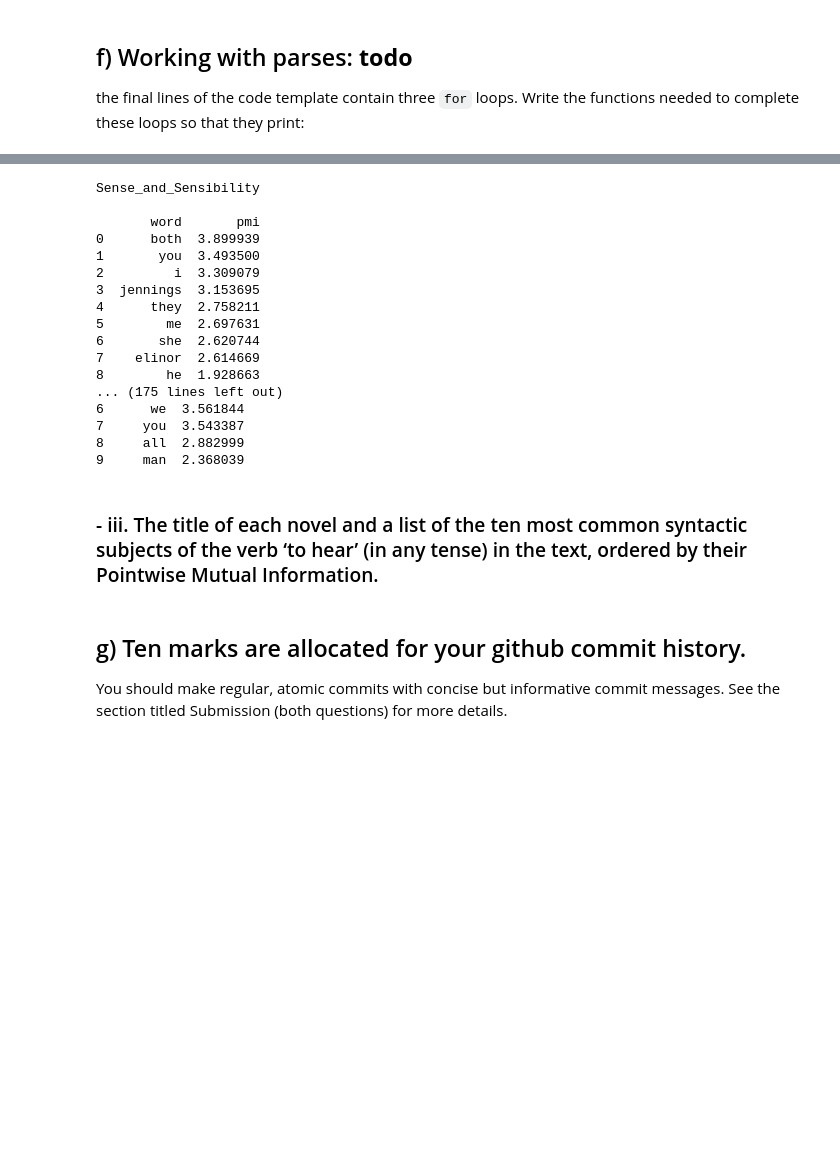
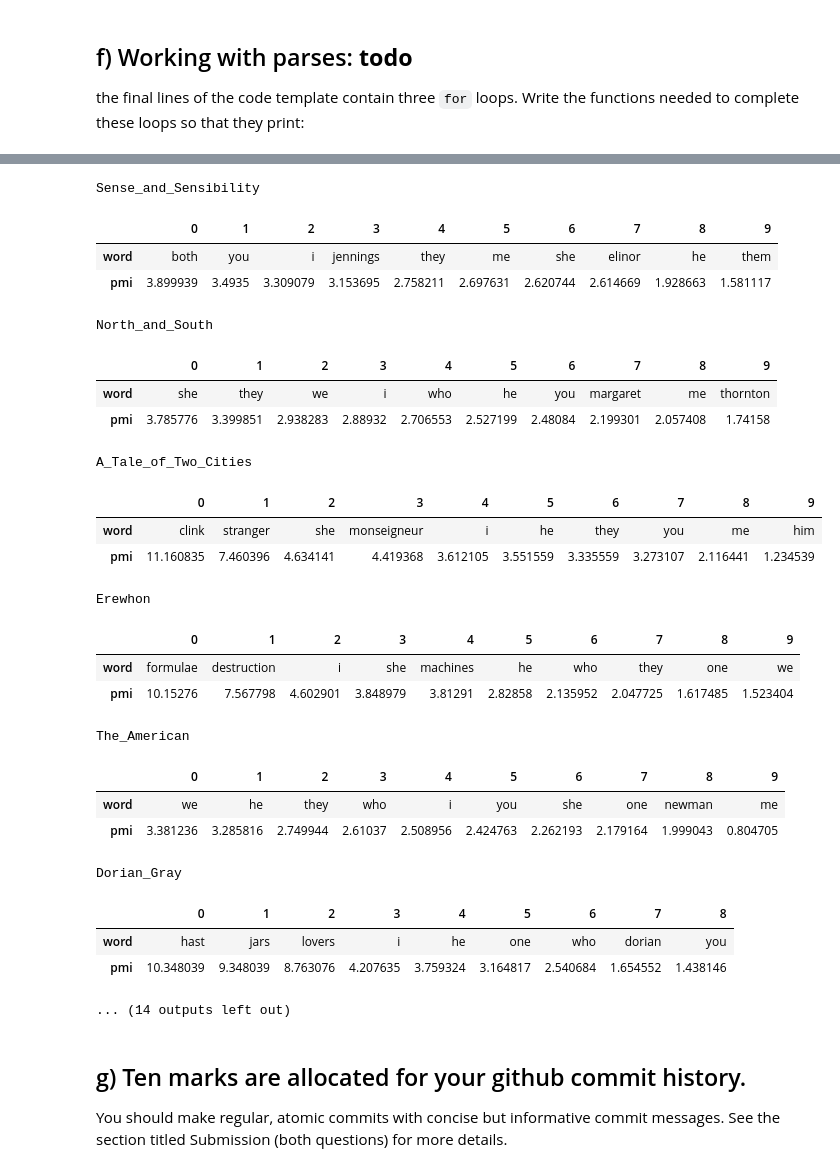
Before and after one commit to Birkbeck/nlp-coursework-2024-25-G-f49uM-1, a Jupyter notebook: Outline.ipynb, the cells around one changed output, grey strips where cells are left out. Cells and saved outputs as stored; diff of their text form; code cells hidden in the pictures; blank space fills up the shorter version.

```diff
--- a/Outline.ipynb
+++ b/Outline.ipynb
@@ -39,7 +41,10 @@ def read_file(filename):
         return f.read()
 
 def remove_chapter_headings(text):
-    pattern = r'(?i)CHAPTER \d+'  #* adding this so that chapter breaks are not counted. could be refined for section breaks etc.
+    #pattern = r'chapter\s*(?:[ivxIIVX]+)'
+    # pattern = r'(?i)CHAPTER \d+'  # adding this so that chapter breaks are not counted. could be refined for section breaks etc.
+    pattern = r'(?i)chapter\s*(?:[ivxIIVX]+|\d+)' #* updating for both digits and roman numerals
+
     return re.sub(pattern, '', text)
 
 
@@ -55,11 +60,15 @@ def read_novels(path=Path.cwd() / "zips" / "p1-texts" / "novels"):
         file_dict['text'] = read_file(os.path.join(path,files[i]))
         title, author, year = files[i].split('-')
         file_dict['title'] = title
+
         file_dict['author'] = author
         file_dict['year'] = year[:-4]
         df_data.append(file_dict)
     df = pd.DataFrame(df_data)
     df['text_c'] = df['text'].copy() # retain original copy
+    mask = df['title'] == 'The_Black_Moth'
+    ind = df[mask].index[0]
+    df.loc[ind, 'text'] = df.loc[ind, 'text'][585:].strip()
     df['text'] = df['text'].apply(lambda x: remove_chapter_headings(x).strip()) # apply function to all items in text column
     df = df[['text_c','text', 'title', 'author', 'year']] # reorder columns
     df = df.sort_values('year') # return sorted by year (assumed default ascending)
@@ -67,3 +76,4 @@ def read_novels(path=Path.cwd() / "zips" / "p1-texts" / "novels"):
     return df
 
 df = read_novels()
+# df[0:1]['text'].values
@@ -262,9 +248,7 @@ def load_from_pickle(store_path=Path.cwd() / "pickles", out_name="parsed.pickle"
 
 ''' Load from pickle '''
 df = load_from_pickle()
-#! IF TIME, move to regex
-df['text'][10] = df['text'][10][585:]
-df['text'][10] = nlp(df['text'][10].replace('CHAPTER ', ''))
+df[0:2]
 #? To check the returned type
 # type(df['docs'][0]) # ~spacy.tokens.doc.Doc
 # %% [markdown]
@@ -442,30 +478,0 @@ def select_sort_df(df):
-# %%
-for i, row in df.iterrows():
-    print(row["title"])
-    doc = row['docs']
-    df_pmi = make_freq_p_df(doc)
-    df_pmi = calculate_pmi(df_pmi)
-    print()
-    print(select_sort_df(df_pmi))
-    # print(calculate(row["parsed"], "hear"))
-    print("\n")
-# %% [output]
-Sense_and_Sensibility
-
-       word       pmi
-0      both  3.899939
-1       you  3.493500
-2         i  3.309079
-3  jennings  3.153695
-4      they  2.758211
-5        me  2.697631
-6       she  2.620744
-7    elinor  2.614669
-8        he  1.928663
-... (175 lines left out)
-6      we  3.561844
-7     you  3.543387
-8     all  2.882999
-9     man  2.368039
-# %% [markdown]
-### - iii. The title of each novel and a list of the ten most common syntactic subjects of the verb ‘to hear’ (in any tense) in the text, ordered by their Pointwise Mutual Information.
@@ -484,3 +479,38 @@ def subjects_by_verb_pmi(doc, target_verb):
+# %%
+
+# *iii. The title of each novel and a list of the ten most common syntactic subjects of the verb ‘to hear’ (in any tense) in the text, ordered by their Pointwise Mutual Information.'''
+for i, row in df.iterrows():
+    # Note: Dorian_Gray has 9 verb-word pairs where word is subject '''
+    title = row['title']
+    print(title)
+    # print(subjects_by_verb_pmi(row["docs"], "hear"))
+    display(HTML(subjects_by_verb_pmi(row['docs'], 'hear')[0].T.to_html()))
+# %% [output]
+Sense_and_Sensibility
+|  | 0 | 1 | 2 | 3 | 4 | 5 | 6 | 7 | 8 | 9 |
+| word | both | you | i | jennings | they | me | she | elinor | he | them |
+| pmi | 3.899939 | 3.4935 | 3.309079 | 3.153695 | 2.758211 | 2.697631 | 2.620744 | 2.614669 | 1.928663 | 1.581117 |
+North_and_South
+|  | 0 | 1 | 2 | 3 | 4 | 5 | 6 | 7 | 8 | 9 |
+| word | she | they | we | i | who | he | you | margaret | me | thornton |
+| pmi | 3.785776 | 3.399851 | 2.938283 | 2.88932 | 2.706553 | 2.527199 | 2.48084 | 2.199301 | 2.057408 | 1.74158 |
+A_Tale_of_Two_Cities
+|  | 0 | 1 | 2 | 3 | 4 | 5 | 6 | 7 | 8 | 9 |
+| word | clink | stranger | she | monseigneur | i | he | they | you | me | him |
+| pmi | 11.160835 | 7.460396 | 4.634141 | 4.419368 | 3.612105 | 3.551559 | 3.335559 | 3.273107 | 2.116441 | 1.234539 |
+Erewhon
+|  | 0 | 1 | 2 | 3 | 4 | 5 | 6 | 7 | 8 | 9 |
+| word | formulae | destruction | i | she | machines | he | who | they | one | we |
+| pmi | 10.15276 | 7.567798 | 4.602901 | 3.848979 | 3.81291 | 2.82858 | 2.135952 | 2.047725 | 1.617485 | 1.523404 |
+The_American
+|  | 0 | 1 | 2 | 3 | 4 | 5 | 6 | 7 | 8 | 9 |
+| word | we | he | they | who | i | you | she | one | newman | me |
+| pmi | 3.381236 | 3.285816 | 2.749944 | 2.61037 | 2.508956 | 2.424763 | 2.262193 | 2.179164 | 1.999043 | 0.804705 |
+Dorian_Gray
+|  | 0 | 1 | 2 | 3 | 4 | 5 | 6 | 7 | 8 |
+| word | hast | jars | lovers | i | he | one | who | dorian | you |
+| pmi | 10.348039 | 9.348039 | 8.763076 | 4.207635 | 3.759324 | 3.164817 | 2.540684 | 1.654552 | 1.438146 |
+... (14 outputs left out)
 # %% [markdown]
 ## g) Ten marks are allocated for your github commit history.
 You should make regular, atomic commits with concise but informative commit messages. See the section titled Submission (both questions) for more details.
```
Also changed, not shown: parts of 26 cells of this notebook.
